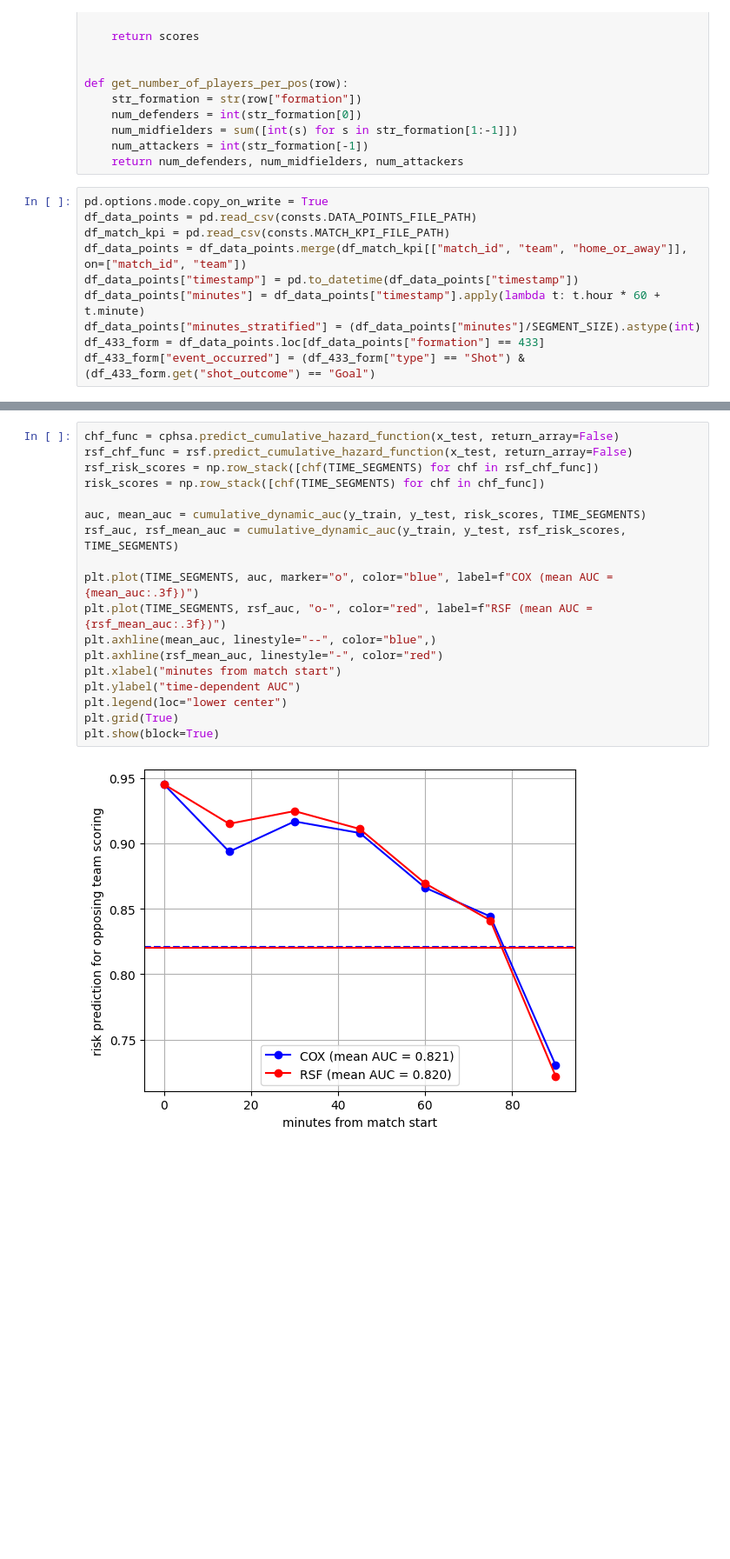
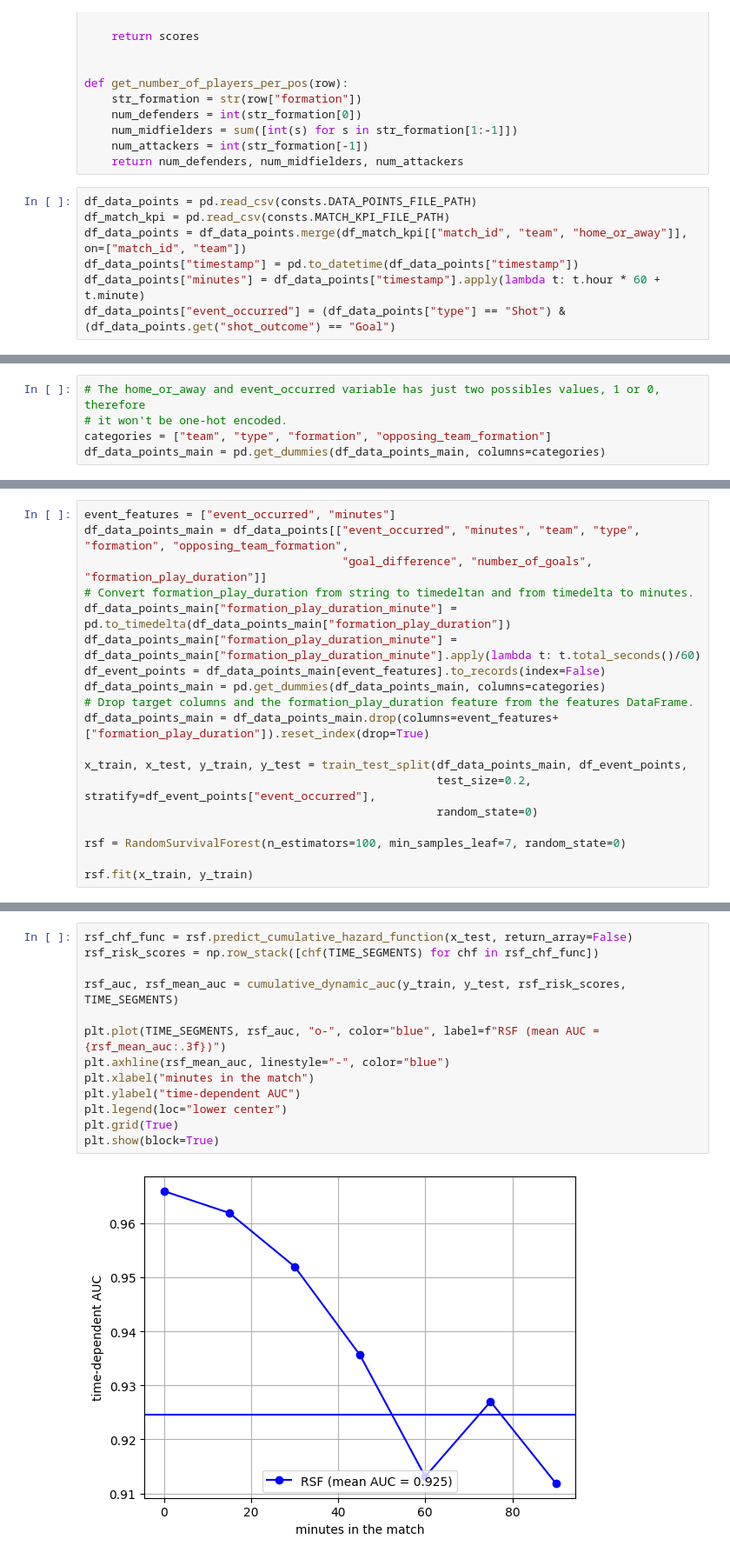
Before and after one commit to SFETNI/Omdena-UEFAEURO2024, a Jupyter notebook: task3-machine-learning-modeling/effect_of_team_formation_on_match_outcome/team_formation_impact_to_match_outcome_analysis.ipynb, the cells around one changed output, grey strips where cells are left out. Shown at 87% size. Drawn from its saved outputs; the diff is of its cells as text; blank space fills up the shorter version.

Commit message:
Updated the documentation file and the notebook for survival analysis.

```diff
--- a/task3-machine-learning-modeling/effect_of_team_formation_on_match_outcome/team_formation_impact_to_match_outcome_analysis.ipynb
+++ b/task3-machine-learning-modeling/effect_of_team_formation_on_match_outcome/team_formation_impact_to_match_outcome_analysis.ipynb
@@ -36,12 +36,9 @@ def get_number_of_players_per_pos(row):
     num_attackers = int(str_formation[-1])
     return num_defenders, num_midfielders, num_attackers
 # %%
-pd.options.mode.copy_on_write = True
 df_data_points = pd.read_csv(consts.DATA_POINTS_FILE_PATH)
 df_match_kpi = pd.read_csv(consts.MATCH_KPI_FILE_PATH)
 df_data_points = df_data_points.merge(df_match_kpi[["match_id", "team", "home_or_away"]], on=["match_id", "team"])
 df_data_points["timestamp"] = pd.to_datetime(df_data_points["timestamp"])
 df_data_points["minutes"] = df_data_points["timestamp"].apply(lambda t: t.hour * 60 + t.minute)
-df_data_points["minutes_stratified"] = (df_data_points["minutes"]/SEGMENT_SIZE).astype(int)
-df_433_form = df_data_points.loc[df_data_points["formation"] == 433]
-df_433_form["event_occurred"] = (df_433_form["type"] == "Shot") & (df_433_form.get("shot_outcome") == "Goal")
+df_data_points["event_occurred"] = (df_data_points["type"] == "Shot") & (df_data_points.get("shot_outcome") == "Goal")
@@ -115,0 +109,5 @@ dtype: float64
+# %%
+# The home_or_away and event_occurred variable has just two possibles values, 1 or 0, therefore
+# it won't be one-hot encoded.
+categories = ["team", "type", "formation", "opposing_team_formation"]
+df_data_points_main = pd.get_dummies(df_data_points_main, columns=categories)
@@ -115,0 +234,19 @@ dtype: float64
+# %%
+event_features = ["event_occurred", "minutes"]
+df_data_points_main = df_data_points[["event_occurred", "minutes", "team", "type", "formation", "opposing_team_formation",
+                                      "goal_difference", "number_of_goals", "formation_play_duration"]]
+# Convert formation_play_duration from string to timedeltan and from timedelta to minutes.
+df_data_points_main["formation_play_duration_minute"] = pd.to_timedelta(df_data_points_main["formation_play_duration"])
+df_data_points_main["formation_play_duration_minute"] = df_data_points_main["formation_play_duration_minute"].apply(lambda t: t.total_seconds()/60)
+df_event_points = df_data_points_main[event_features].to_records(index=False)
+df_data_points_main = pd.get_dummies(df_data_points_main, columns=categories)
+# Drop target columns and the formation_play_duration feature from the features DataFrame.
+df_data_points_main = df_data_points_main.drop(columns=event_features+["formation_play_duration"]).reset_index(drop=True)
+
+x_train, x_test, y_train, y_test = train_test_split(df_data_points_main, df_event_points,
+                                                    test_size=0.2, stratify=df_event_points["event_occurred"],
+                                                    random_state=0)
+
+rsf = RandomSurvivalForest(n_estimators=100, min_samples_leaf=7, random_state=0)
+
+rsf.fit(x_train, y_train)
@@ -116,20 +255,15 @@ dtype: float64
 # %%
-chf_func = cphsa.predict_cumulative_hazard_function(x_test, return_array=False)
 rsf_chf_func = rsf.predict_cumulative_hazard_function(x_test, return_array=False)
 rsf_risk_scores = np.row_stack([chf(TIME_SEGMENTS) for chf in rsf_chf_func])
-risk_scores = np.row_stack([chf(TIME_SEGMENTS) for chf in chf_func])
 
-auc, mean_auc = cumulative_dynamic_auc(y_train, y_test, risk_scores, TIME_SEGMENTS)
 rsf_auc, rsf_mean_auc = cumulative_dynamic_auc(y_train, y_test, rsf_risk_scores, TIME_SEGMENTS)
 
-plt.plot(TIME_SEGMENTS, auc, marker="o", color="blue", label=f"COX (mean AUC = {mean_auc:.3f})")
-plt.plot(TIME_SEGMENTS, rsf_auc, "o-", color="red", label=f"RSF (mean AUC = {rsf_mean_auc:.3f})")
-plt.axhline(mean_auc, linestyle="--", color="blue",)
-plt.axhline(rsf_mean_auc, linestyle="-", color="red")
-plt.xlabel("minutes from match start")
+plt.plot(TIME_SEGMENTS, rsf_auc, "o-", color="blue", label=f"RSF (mean AUC = {rsf_mean_auc:.3f})")
+plt.axhline(rsf_mean_auc, linestyle="-", color="blue")
+plt.xlabel("minutes in the match")
 plt.ylabel("time-dependent AUC")
 plt.legend(loc="lower center")
 plt.grid(True)
 plt.show(block=True)
 # %% [output]
-[figure, old version]
+[figure, new version]
```
Also changed, not shown: parts of 25 cells of this notebook, 1 other file.
